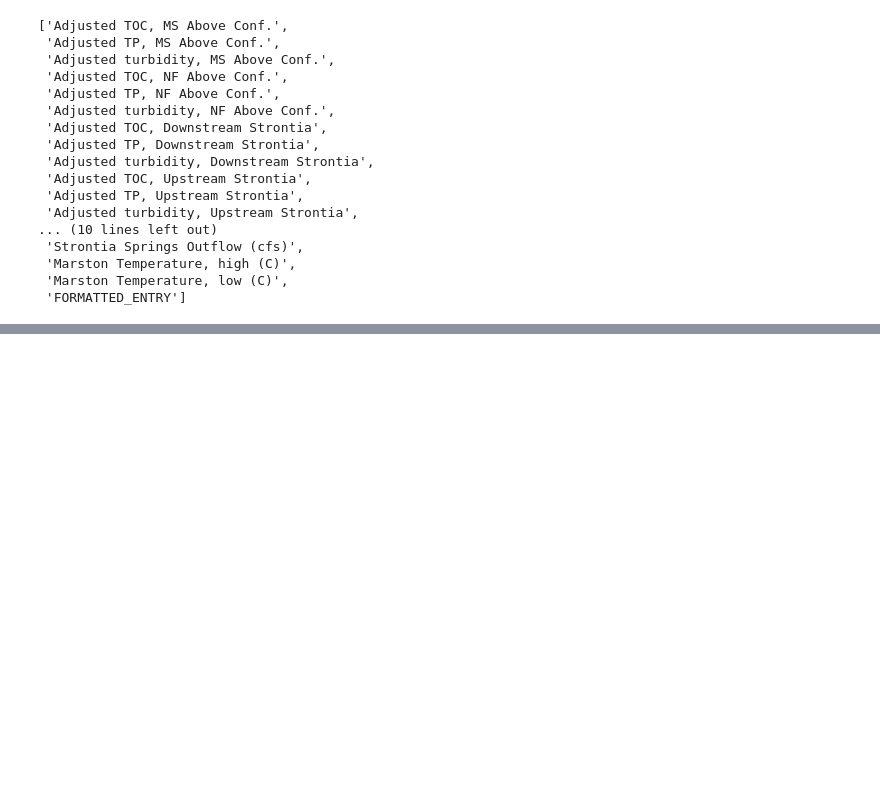
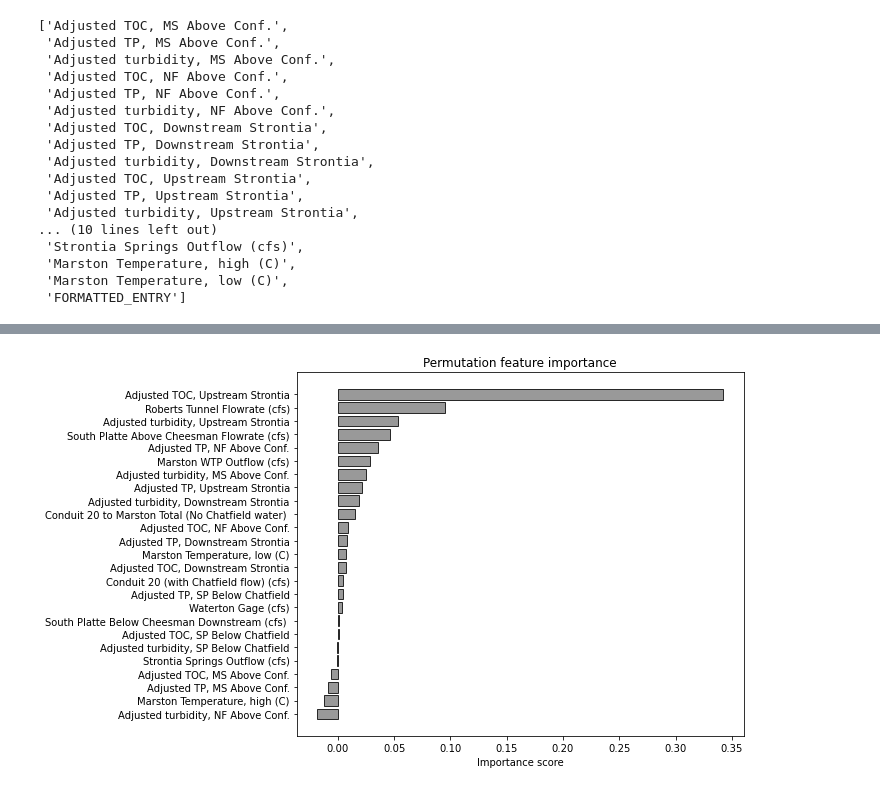
Before and after one commit to maanavjhatakia/geosmin_copy, a Jupyter notebook: final_compiled_analysis_2.ipynb, the cells around one changed output, grey strips where cells are left out. Saved outputs shown, nothing was run; the diff lists cells and outputs as text; code cells hidden in the pictures; blank space fills up the shorter version.

```diff
--- a/final_compiled_analysis_2.ipynb
+++ b/final_compiled_analysis_2.ipynb
@@ -425,3 +436,62 @@ Date:                Wed, 07 Sep 2022   Prob (F-statistic):           8.68e-18
 
 Notes:
 [1] Standard Errors assume that the covariance matrix of the errors is correctly specified.
+# %%
+#testing and training data
+import rfpimp
+from sklearn.ensemble import RandomForestRegressor
+from sklearn.model_selection import train_test_split
+
+features_imp = ['Adjusted TOC, MS Above Conf.',
+ 'Adjusted TP, MS Above Conf.',
+ 'Adjusted turbidity, MS Above Conf.',
+ 'Adjusted TOC, NF Above Conf.',
+ 'Adjusted TP, NF Above Conf.',
+ 'Adjusted turbidity, NF Above Conf.',
+ 'Adjusted TOC, Downstream Strontia',
+ 'Adjusted TP, Downstream Strontia',
+ 'Adjusted turbidity, Downstream Strontia',
+ 'Adjusted TOC, Upstream Strontia',
+ 'Adjusted TP, Upstream Strontia',
+ 'Adjusted turbidity, Upstream Strontia',
+ 'Adjusted TOC, SP Below Chatfield',
+ 'Adjusted TP, SP Below Chatfield',
+ 'Adjusted turbidity, SP Below Chatfield',
+ 'Waterton Gage (cfs)',
+ 'South Platte Above Cheesman Flowrate (cfs)',
+ 'South Platte Below Cheesman Downstream (cfs) ',
+ 'Roberts Tunnel Flowrate (cfs)',
+ 'Conduit 20 to Marston Total (No Chatfield water) ',
+ 'Conduit 20 (with Chatfield flow) (cfs)',
+ 'Marston WTP Outflow (cfs)',
+ 'Strontia Springs Outflow (cfs)',
+ 'Marston Temperature, high (C)',
+ 'Marston Temperature, low (C)',
+ 'FORMATTED_ENTRY'
+ ]
+
+result_train, result_test = train_test_split(result, test_size=0.20)
+result_train = result_train[features_imp]
+result_test = result_test[features_imp]
+
+X_train, y_train = result_train.drop('FORMATTED_ENTRY',axis=1), result_train['FORMATTED_ENTRY']
+X_test, y_test = result_test.drop('FORMATTED_ENTRY',axis=1), result_test['FORMATTED_ENTRY']
+
+rf = RandomForestRegressor(n_estimators=100, n_jobs=-1)
+rf.fit(X_train, y_train)
+
+#permutation feature importance
+imp = rfpimp.importances(rf, X_test, y_test)
+
+fig, ax = plt.subplots(figsize=(10, 6))
+
+ax.barh(imp.index, imp['Importance'], height=0.8, facecolor='grey', alpha=0.8, edgecolor='k')
+ax.set_xlabel('Importance score')
+ax.set_title('Permutation feature importance')
+#ax.text(0.8, 0.15, 'aegis4048.github.io', fontsize=12, ha='center', va='center',
+#        transform=ax.transAxes, color='grey', alpha=0.5)
+plt.gca().invert_yaxis()
+
+fig.tight_layout()
+# %% [output]
+[figure, added]
```
Also changed, not shown: parts of 15 cells of this notebook, 7 other files.
